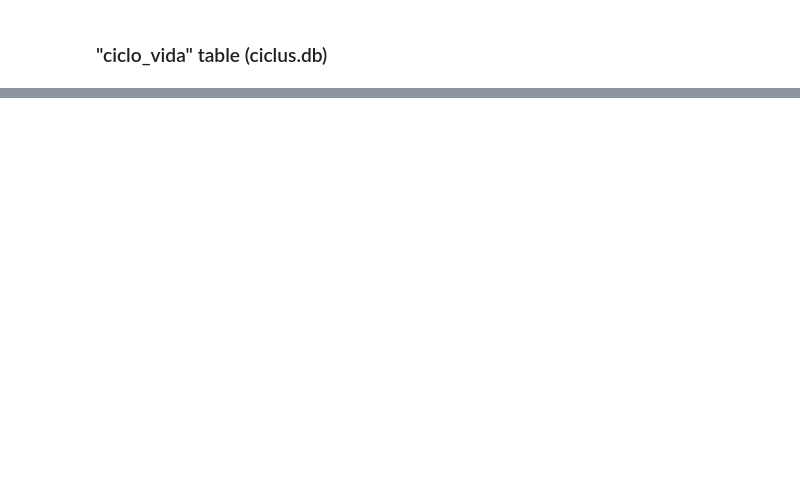
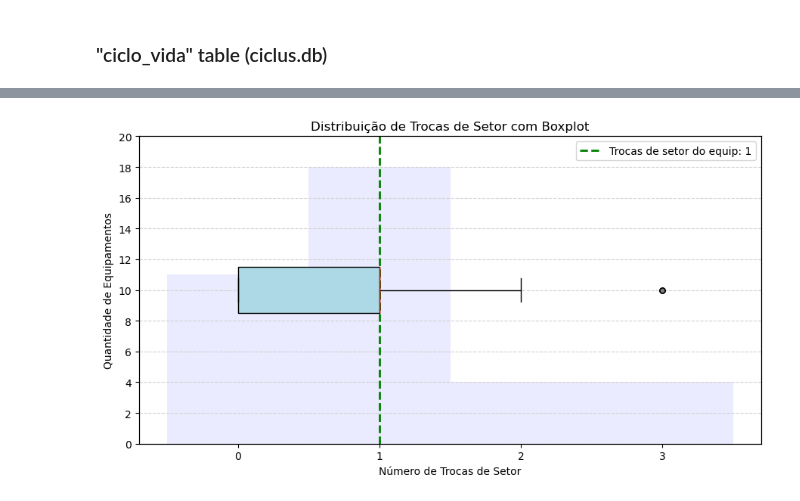
Before and after one commit to LuanSFMarques/CICLUS, a Jupyter notebook: fluxo_balancas.ipynb, the cells around one changed output, grey strips where cells are left out. Cells and saved outputs as stored; diff of their text form; code cells hidden in the pictures; blank space fills up the shorter version.

```diff
--- a/fluxo_balancas.ipynb
+++ b/fluxo_balancas.ipynb
@@ -313,0 +324,39 @@ plt.show()
+# %%
+fig, ax = plt.subplots(figsize=(9, 5))
+
+# HISTOGRAMA (no fundo)
+ax.hist(df_trocas["quantidade_trocas"], bins=range(df_trocas["quantidade_trocas"].max() + 2),
+        color='blue', align='left', zorder=1, alpha=0.08)
+
+# EIXO SECUNDÁRIO pro boxplot (compartilhando o eixo X)
+ax_box = ax.twinx()
+
+# BOXPLOT horizontal acima do histograma
+ax_box.boxplot(df_trocas["quantidade_trocas"], vert=False, patch_artist=True,
+               boxprops=dict(facecolor='lightblue', color='black'),
+               medianprops=dict(color='red'),
+               whiskerprops=dict(color='black'),
+               capprops=dict(color='black'),
+               flierprops=dict(marker='o', markerfacecolor='gray', markersize=5, linestyle='none'),
+               zorder=2)
+
+# Linha para o equipamento específico
+ax.axvline(x=quant_trans, color='green', linestyle='--', linewidth=2, label=f'Trocas de setor do equip: {quant_trans}', zorder=3)
+
+# Limpa eixo Y do boxplot
+ax_box.get_yaxis().set_visible(False)
+
+# Estética
+ax.set_title("Distribuição de Trocas de Setor com Boxplot")
+ax.set_xlabel("Número de Trocas de Setor")
+ax.set_xticks(range(df_trocas["quantidade_trocas"].max() + 1))
+ax.set_ylabel("Quantidade de Equipamentos")
+ax.set_yticks(np.arange(0,20+1,2))
+ax.set_ylim(0,20)
+ax.grid(axis='y', linestyle='--', color="lightgray",zorder=1)
+ax.legend()
+
+plt.tight_layout()
+plt.show()
+# %% [output]
+[figure, added]
```
Also changed, not shown: parts of 17 cells of this notebook, 1 other file.
